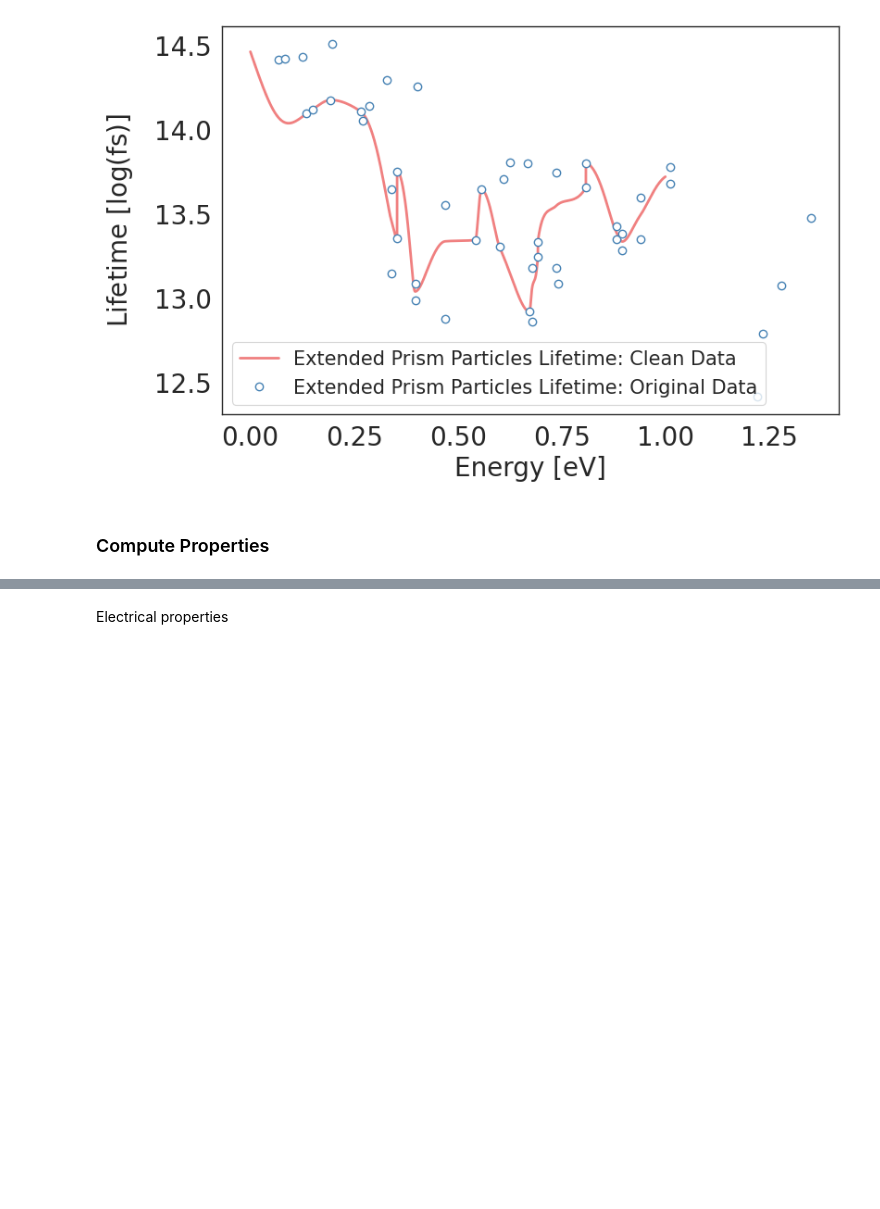
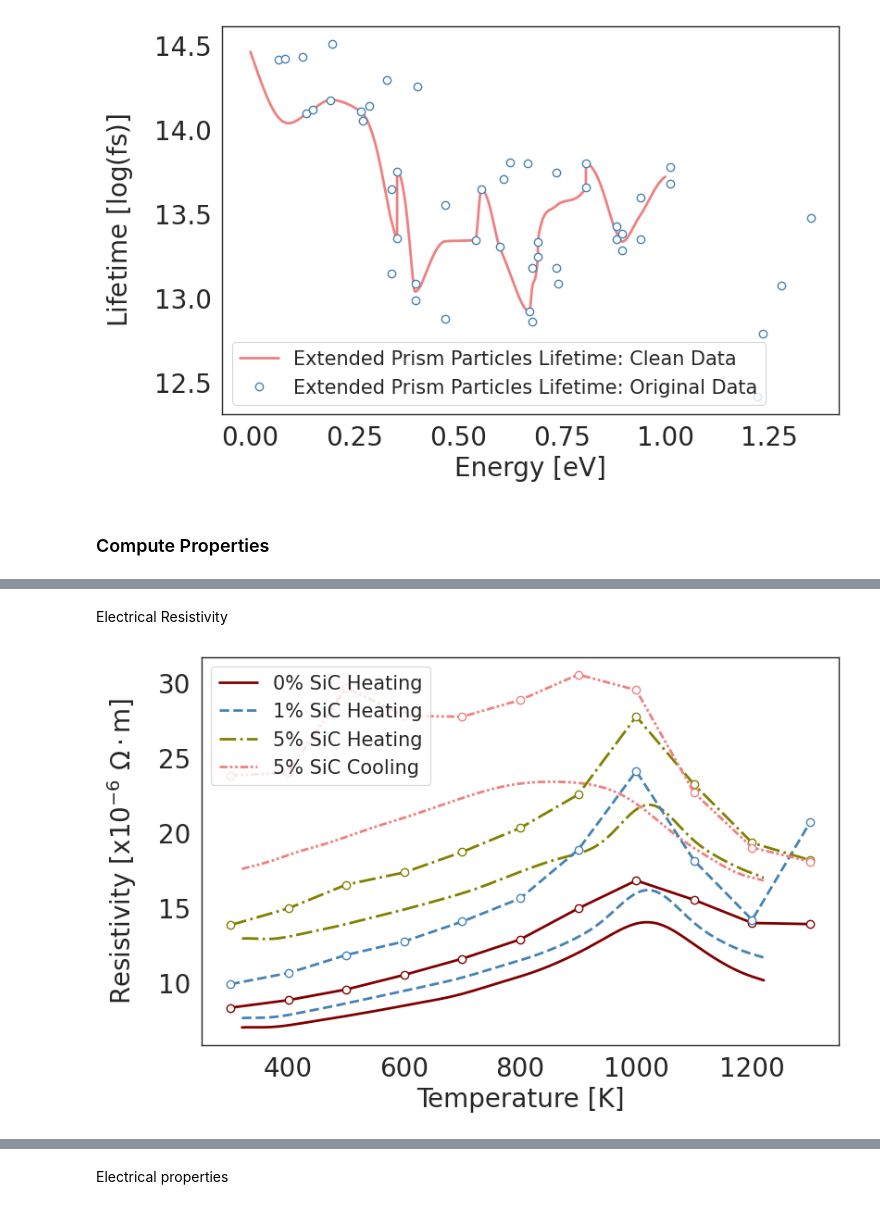
Before and after one commit to ariahosseini/ThermoElectric, a Jupyter notebook: ElectronTransport.ipynb, the cells around one changed output, grey strips where cells are left out. Saved outputs shown, nothing was run; the diff lists cells and outputs as text; code cells hidden in the pictures; blank space fills up the shorter version.

```diff
--- a/ElectronTransport.ipynb
+++ b/ElectronTransport.ipynb
@@ -2374,21 +2384,21 @@ def sort_energy_kp(kp_engr, energy_kp):
     sort_enrg = np.argsort(energy_kp, axis=0)
     return kp_engr[sort_enrg], energy_kp[sort_enrg]
 
-def compute_group_velocity(kp_engr_sorted, energy_kp_sorted, engr):
+def compute_group_velocity(kp_engr_sorted, energy_kp_sorted, enrg):
     """
     Compute the group velocity of electrons.
 
     Parameters:
     - kp_engr_sorted: numpy array, sorted k-point magnitudes.
     - energy_kp_sorted: numpy array, sorted energy differences.
-    - engr: numpy array, energy values.
+    - enrg: numpy array, energy values.
 
     Returns:
     - numpy array: Computed group velocities.
     """
-    return group_velocity(kpoints=kp_engr_sorted, energy_kp=energy_kp_sorted, energy=engr)
+    return group_velocity(kpoints=kp_engr_sorted, energy_kp=energy_kp_sorted, energy=enrg)
 
-def main_pipeline(band_str, kp_rl, si_conduc_band, lowest_band_dir_init, num_qpoints, engr):
+def main_pipeline(band_str, kp_rl, si_conduc_band, lowest_band_dir_init, num_qpoints, enrg):
     """
     Main pipeline to process band structure data and compute group velocity.
 
@@ -2398,7 +2408,7 @@ def main_pipeline(band_str, kp_rl, si_conduc_band, lowest_band_dir_init, num_qpo
     - si_conduc_band: int, index of the conduction band.
     - lowest_band_dir_init: int, starting index for the lowest band.
     - num_qpoints: int, number of k-points.
-    - engr: numpy array, energy values.
+    - enrg: numpy array, energy values.
 
     Returns:
     - numpy array: Computed group velocities.
@@ -2410,7 +2420,7 @@ def main_pipeline(band_str, kp_rl, si_conduc_band, lowest_band_dir_init, num_qpo
     kp_engr, energy_kp = compute_energy_kp(band_str, si_conduc_band, lowest_band_dir_init, min_band, max_band)
     kp_engr_sorted, energy_kp_sorted = sort_energy_kp(kp_engr, energy_kp)
 
-    return compute_group_velocity(kp_engr_sorted, energy_kp_sorted, engr)
+    return compute_group_velocity(kp_engr_sorted, energy_kp_sorted, enrg)
 
 si_conduc_band = 4
 lowest_band_dir_init = 400
@@ -3328,0 +3432,23 @@ tau_5pct_cooling = matthiessen(enrg,
+# %% [markdown]
+Electrical Resistivity
+# %%
+arrays_to_plot = [[exp_sic_frac_0pct_heating[:, 0], exp_sic_frac_0pct_heating[:, 1]],
+                  [exp_sic_frac_1pct_heating[:, 0], exp_sic_frac_1pct_heating[:, 1]],
+                  [exp_sic_frac_0pct_heating[:, 0], exp_sic_frac_5pct_heating[:, 1]],
+                  [exp_sic_frac_1pct_heating[:, 0], exp_sic_frac_5pct_cooling[:, 1]],
+                  [tmpr[0], 1/prop_0pct_heating['Electrical_conductivity'] * 1e6],
+                  [tmpr[0], 1/prop_1pct_heating['Electrical_conductivity'] * 1e6],
+                  [tmpr[0], 1/prop_5pct_heating['Electrical_conductivity'] * 1e6],
+                  [tmpr[0], 1/prop_5pct_cooling['Electrical_conductivity'] * 1e6],
+                  ]
+
+linestyles = ['-', '--', '-.', (0, (3, 1, 1, 1, 1, 1))] * 2
+markers = ["None", "None", "None", "None", "o", "o", "o", "o"]
+colors = ['maroon', 'steelblue', 'olive', 'lightcoral'] * 2
+labels = ['0% SiC Heating', '1% SiC Heating', '5% SiC Heating', '5% SiC Cooling',
+          None, None, None, None]
+
+visualize(arrays_to_plot=arrays_to_plot , linestyles=linestyles, markers=markers, colors=colors,
+          labels=labels, pic_name='electronic_density.png', x_label='Temperature [K]', y_label= r'Resistivity [$\mathrm{x10^{-6}~\Omega \cdot m}$]')
+# %% [output]
+[figure, added]
```
Also changed, not shown: parts of 24 cells of this notebook.
